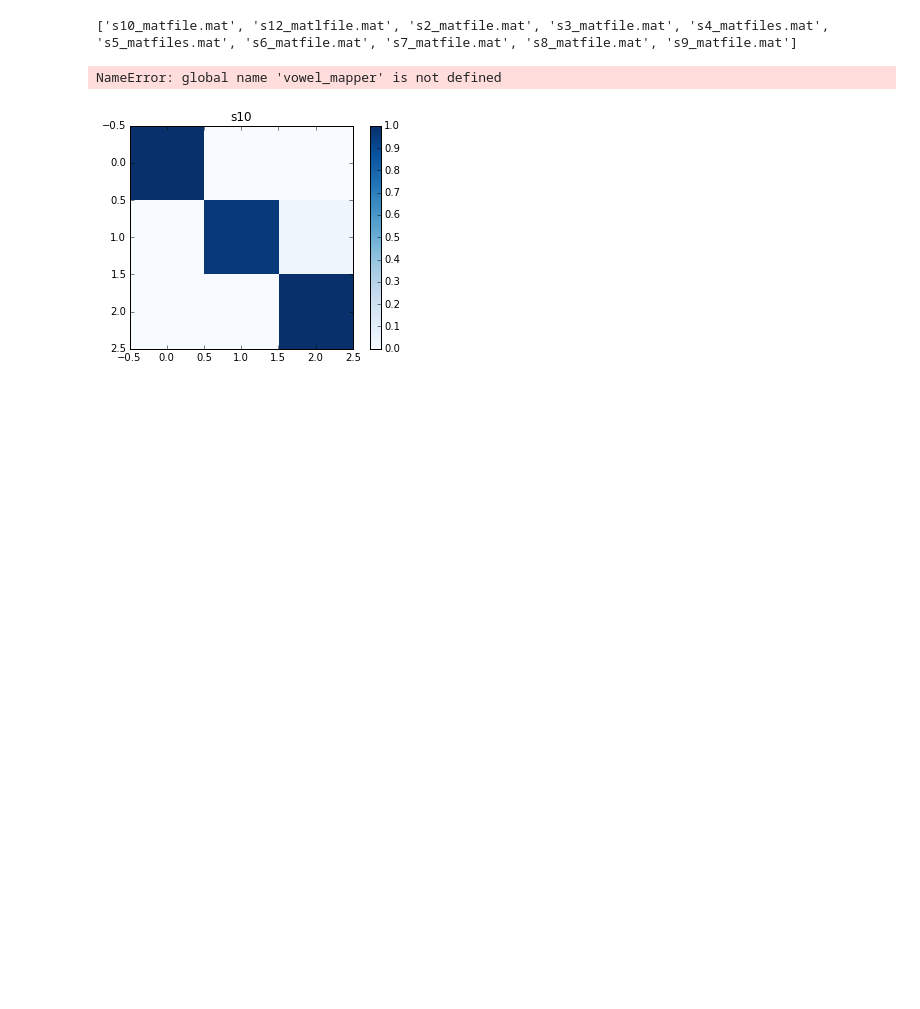
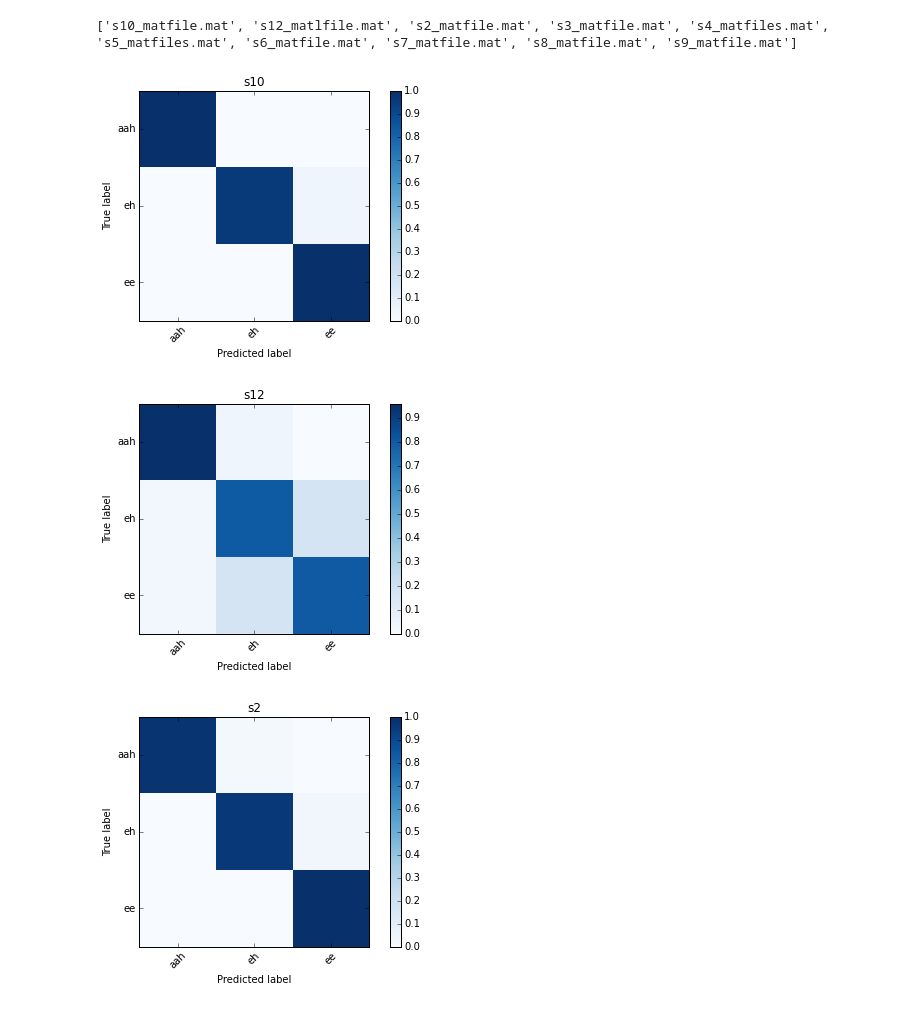
Before and after one commit to akeshavan/touchscreen_ml, a Jupyter notebook: project_DecisionTree.ipynb, the cells around one changed output. Cells and saved outputs as stored; diff of their text form; code cells hidden in the pictures; blank space fills up the shorter version.

Commit message:
typo in one of the functions, plus added to decision tree

```diff
--- a/project_DecisionTree.ipynb
+++ b/project_DecisionTree.ipynb
@@ -31,10 +31,9 @@ def get_variables(data):
 the predicted y is the cross-validated y
 # %%
 def run_decisiontree(X,y):
-    parameters = {'kernel':('linear', 'rbf'), 'C':[1, 10]}
     tree_clf = tree.DecisionTreeClassifier()
     y_pred = cross_val_predict(tree_clf, X, y)
-    return y_pred
+    return y_pred, tree_clf
 # %% [markdown]
 ##### Plotting functions
 # %%
@@ -44,7 +43,7 @@ def plot_confusion_matrix(cm, mapper, title='Confusion matrix', cmap=plt.cm.Blue
     plt.title(title)
     plt.colorbar()
     tick_marks = np.arange(len(mapper.keys()))
-    foo = [vowel_mapper[q] for q in sorted(mapper.keys())]
+    foo = [mapper[q] for q in sorted(mapper.keys())]
     plt.xticks(tick_marks, foo, rotation=45)
     plt.yticks(tick_marks, foo)
     plt.tight_layout()
@@ -68,12 +88,13 @@ print subjects
 # %%
 result = {}
 for s in subjects:
     data = sio.loadmat(s)
     X, y, mapper = get_variables(data)
-    y_pred = run_decisiontree(X,y)
+    y_pred, tree_clf = run_decisiontree(X,y)
     subname = s.split("_")[0]
     CM = get_confusion_matrix(y, y_pred, mapper, subname)
     result[subname] = CM
 # %% [output]
-NameError: global name 'vowel_mapper' is not defined
-[figure, old version]
+[figure, new version]
+[figure, added]
+[figure, added]
```
Also changed, not shown: parts of 3 cells of this notebook, 1 other file.
